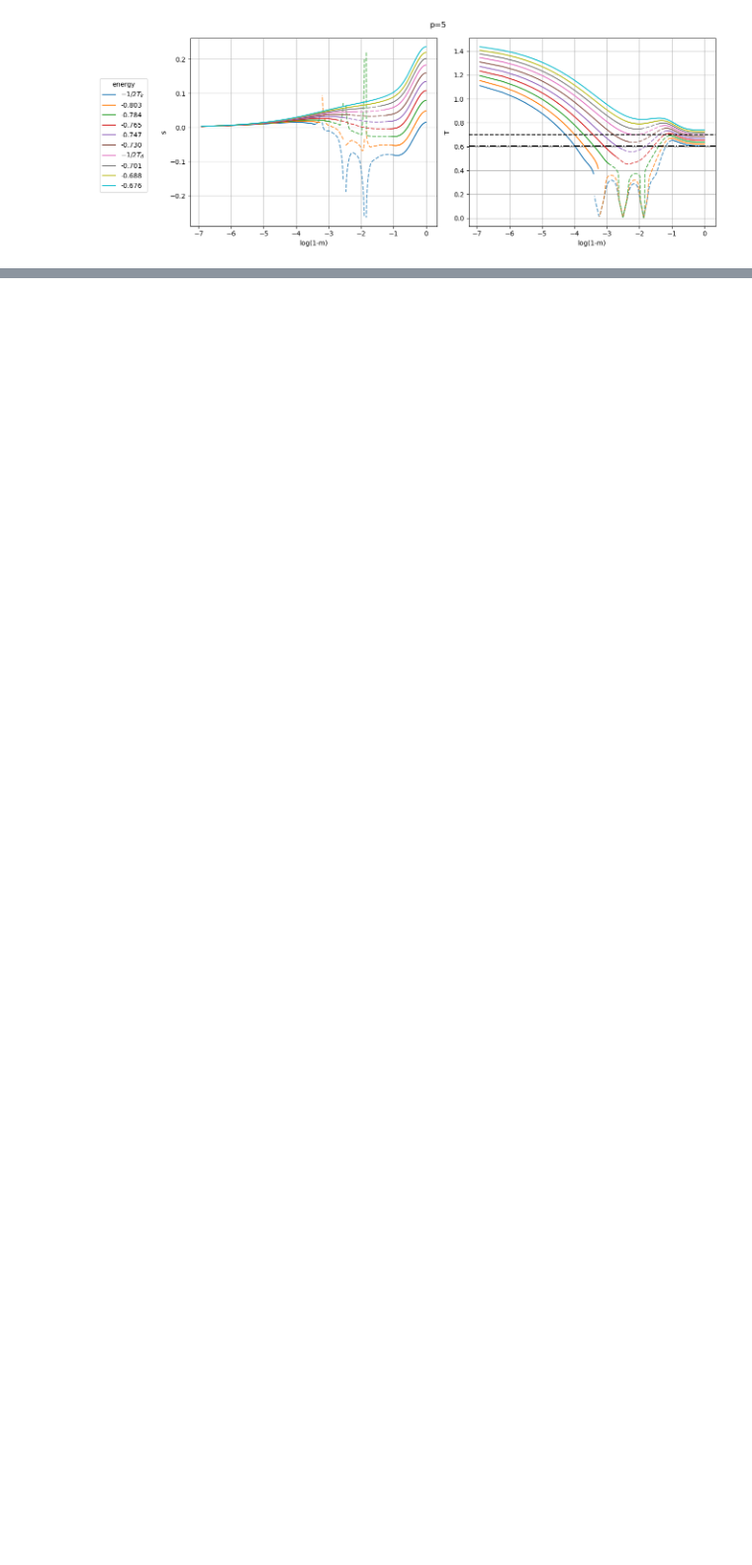
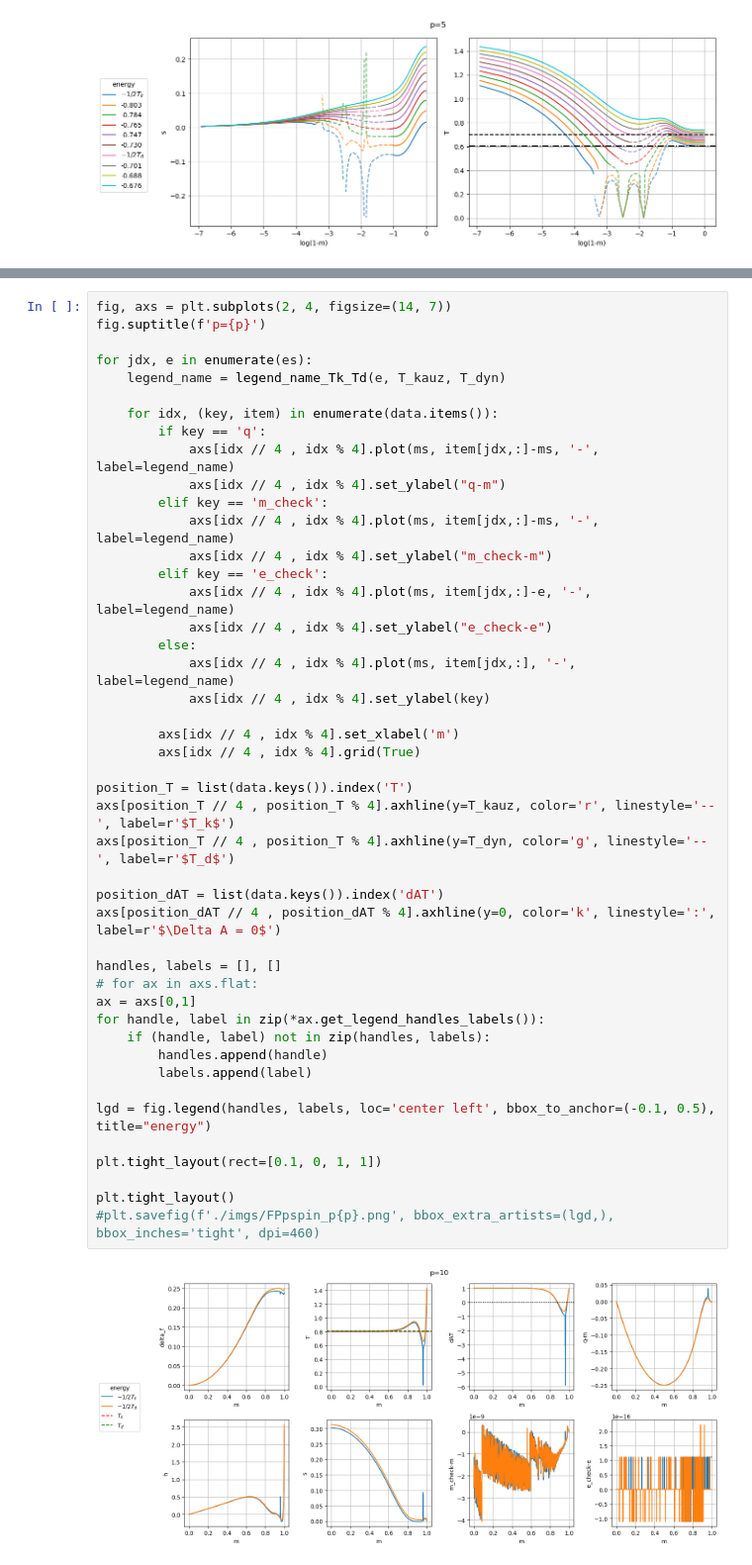
Before and after one commit to mvilucchio/fixed-energy-slice, a Jupyter notebook: RSpspin_Ising.ipynb, the cells around one changed output, grey strips where cells are left out. Shown at 99% size. Drawn from its saved outputs; the diff is of its cells as text; blank space fills up the shorter version.

```diff
--- a/RSpspin_Ising.ipynb
+++ b/RSpspin_Ising.ipynb
@@ -200,0 +257,47 @@ plt.savefig(f'./imgs/FPpspin_log1mm_p{p}.png', bbox_extra_artists=(lgd,), bbox_i
+# %%
+fig, axs = plt.subplots(2, 4, figsize=(14, 7))
+fig.suptitle(f'p={p}')
+
+for jdx, e in enumerate(es):
+    legend_name = legend_name_Tk_Td(e, T_kauz, T_dyn)
+
+    for idx, (key, item) in enumerate(data.items()):
+        if key == 'q':
+            axs[idx // 4 , idx % 4].plot(ms, item[jdx,:]-ms, '-', label=legend_name)
+            axs[idx // 4 , idx % 4].set_ylabel("q-m")
+        elif key == 'm_check':
+            axs[idx // 4 , idx % 4].plot(ms, item[jdx,:]-ms, '-', label=legend_name)
+            axs[idx // 4 , idx % 4].set_ylabel("m_check-m")
+        elif key == 'e_check':
+            axs[idx // 4 , idx % 4].plot(ms, item[jdx,:]-e, '-', label=legend_name)
+            axs[idx // 4 , idx % 4].set_ylabel("e_check-e")
+        else:
+            axs[idx // 4 , idx % 4].plot(ms, item[jdx,:], '-', label=legend_name)
+            axs[idx // 4 , idx % 4].set_ylabel(key)
+
+        axs[idx // 4 , idx % 4].set_xlabel('m')
+        axs[idx // 4 , idx % 4].grid(True)
+
+position_T = list(data.keys()).index('T')
+axs[position_T // 4 , position_T % 4].axhline(y=T_kauz, color='r', linestyle='--', label=r'$T_k$')
+axs[position_T // 4 , position_T % 4].axhline(y=T_dyn, color='g', linestyle='--', label=r'$T_d$')
+
+position_dAT = list(data.keys()).index('dAT')
+axs[position_dAT // 4 , position_dAT % 4].axhline(y=0, color='k', linestyle=':', label=r'$\Delta A = 0$')
+
+handles, labels = [], []
+# for ax in axs.flat:
+ax = axs[0,1]
+for handle, label in zip(*ax.get_legend_handles_labels()):
+    if (handle, label) not in zip(handles, labels):
+        handles.append(handle)
+        labels.append(label)
+
+lgd = fig.legend(handles, labels, loc='center left', bbox_to_anchor=(-0.1, 0.5), title="energy")
+
+plt.tight_layout(rect=[0.1, 0, 1, 1])
+
+plt.tight_layout()
+#plt.savefig(f'./imgs/FPpspin_p{p}.png', bbox_extra_artists=(lgd,), bbox_inches='tight', dpi=460)
+# %% [output]
+[figure, added]
```
Also changed, not shown: parts of 8 cells of this notebook, 3 other files.
